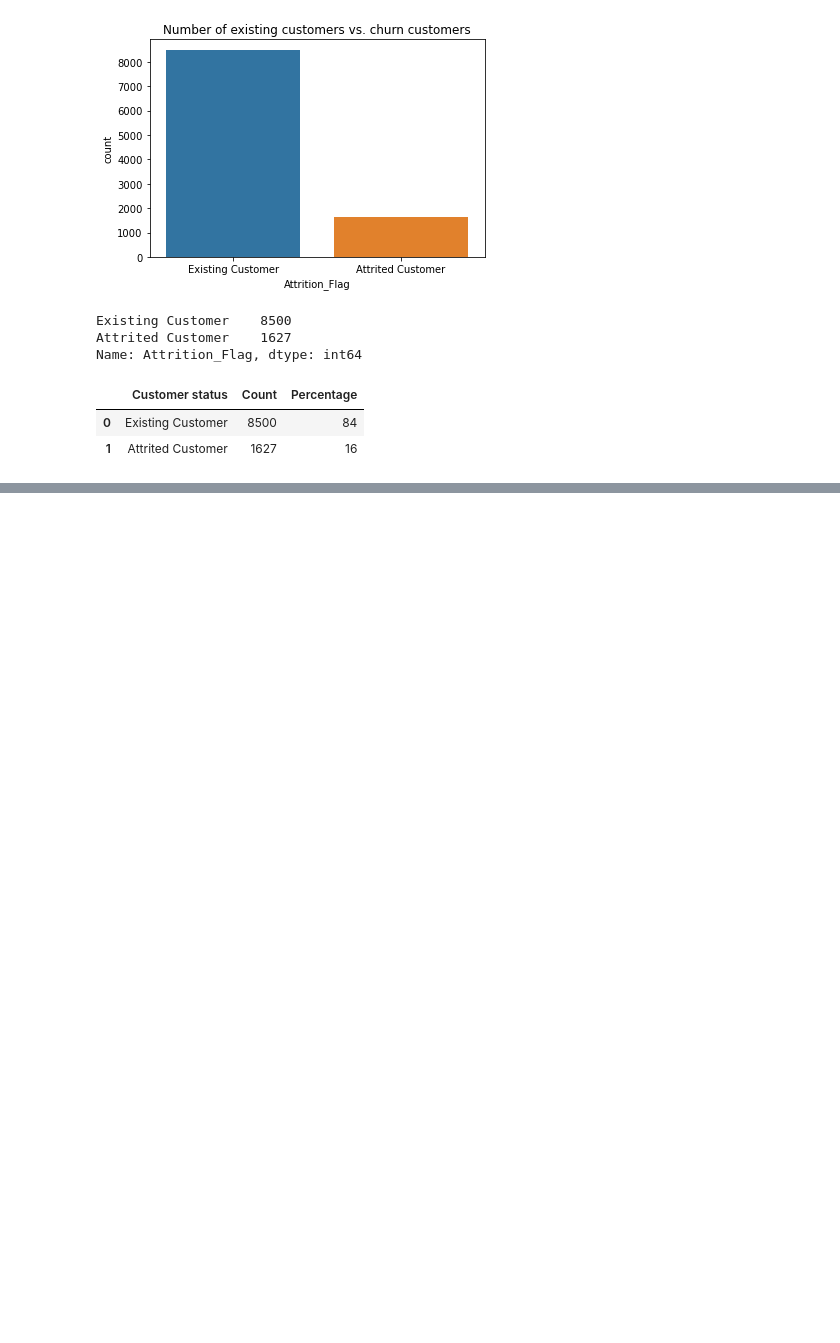
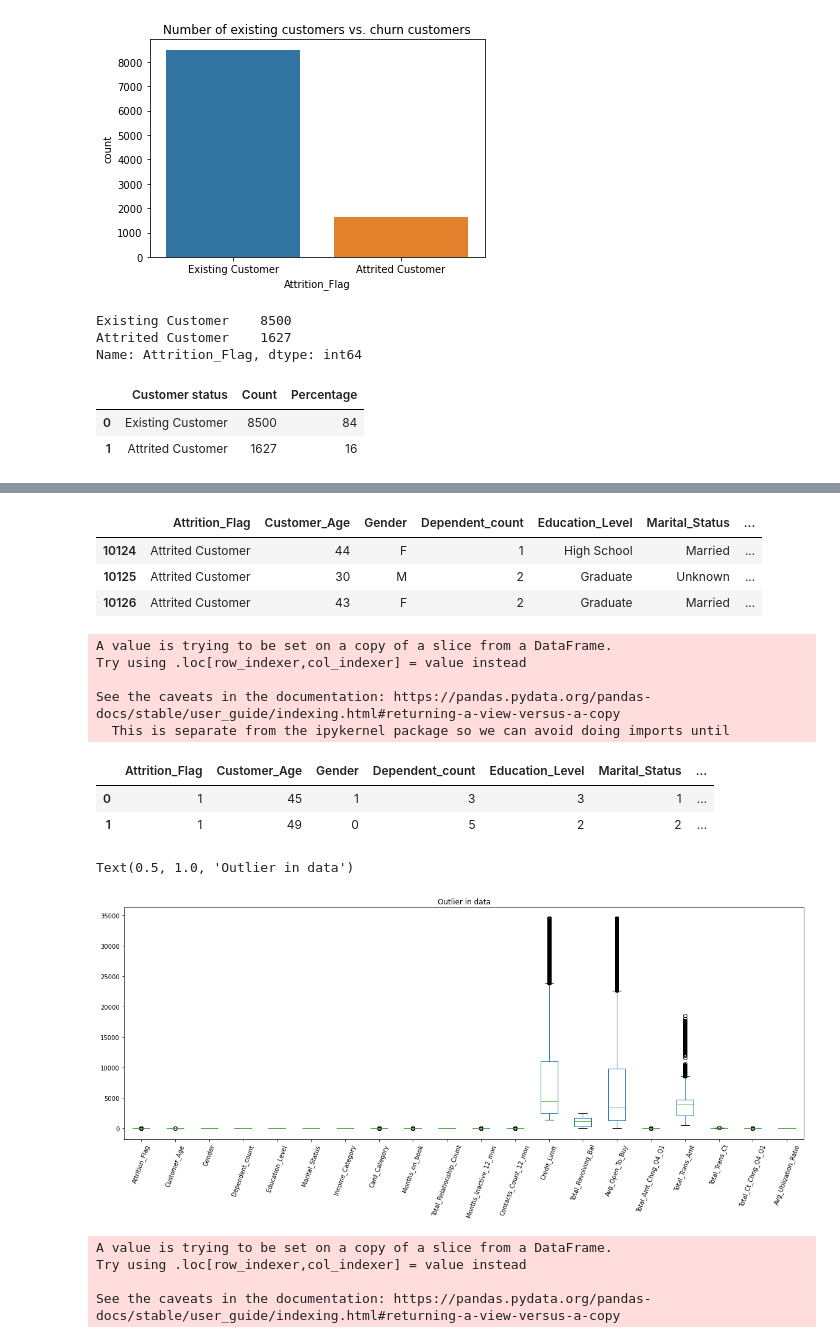
Before and after one commit to Galdina/kaggle, a Jupyter notebook: CCC/credit-card-customers-churn.ipynb, the cells around one changed output, grey strips where cells are left out. Saved outputs shown, nothing was run; the diff lists cells and outputs as text; code cells hidden in the pictures; blank space fills up the shorter version.

Commit message:
credit card churn

```diff
--- a/CCC/credit-card-customers-churn.ipynb
+++ b/CCC/credit-card-customers-churn.ipynb
@@ -194,0 +236,37 @@ IndentationError: unexpected indent (<ipython-input-32-e64ca58b7260>, line 2)
+# %%
+df1 = customers[['Attrition_Flag', 'Customer_Age', 'Gender',
+       'Dependent_count', 'Education_Level', 'Marital_Status',
+       'Income_Category', 'Card_Category', 'Months_on_book',
+       'Total_Relationship_Count', 'Months_Inactive_12_mon',
+       'Contacts_Count_12_mon', 'Credit_Limit', 'Total_Revolving_Bal',
+       'Avg_Open_To_Buy', 'Total_Amt_Chng_Q4_Q1', 'Total_Trans_Amt',
+       'Total_Trans_Ct', 'Total_Ct_Chng_Q4_Q1', 'Avg_Utilization_Ratio']]
+df1.tail(3)
+# %% [output]
+|  | Attrition_Flag | Customer_Age | Gender | Dependent_count | Education_Level | Marital_Status | ... |
+| 10124 | Attrited Customer | 44 | F | 1 | High School | Married | ... |
+| 10125 | Attrited Customer | 30 | M | 2 | Graduate | Unknown | ... |
+| 10126 | Attrited Customer | 43 | F | 2 | Graduate | Married | ... |
+# %%
+for feature in df1.columns:
+    if df1[feature].dtype =='object':
+        df1[feature] = pd.Categorical(df1[feature]).codes
+# %% [output]
+A value is trying to be set on a copy of a slice from a DataFrame.
+Try using .loc[row_indexer,col_indexer] = value instead
+
+See the caveats in the documentation: https://pandas.pydata.org/pandas-docs/stable/user_guide/indexing.html#returning-a-view-versus-a-copy
+  This is separate from the ipykernel package so we can avoid doing imports until
+# %%
+df1.head(2)
+# %% [output]
+|  | Attrition_Flag | Customer_Age | Gender | Dependent_count | Education_Level | Marital_Status | ... |
+| 0 | 1 | 45 | 1 | 3 | 3 | 1 | ... |
+| 1 | 1 | 49 | 0 | 5 | 2 | 2 | ... |
+# %%
+df1.plot(kind='box',figsize=(20,7));
+plt.xticks(rotation=70);
+plt.title('Outlier in data')
+# %% [output]
+Text(0.5, 1.0, 'Outlier in data')
+[figure, added]
@@ -194,0 +286,8 @@ IndentationError: unexpected indent (<ipython-input-32-e64ca58b7260>, line 2)
+# %%
+for i in df1[outlier_list]:
+    df1[i]=treat_outlier(df1[i])
+# %% [output]
+A value is trying to be set on a copy of a slice from a DataFrame.
+Try using .loc[row_indexer,col_indexer] = value instead
+
+See the caveats in the documentation: https://pandas.pydata.org/pandas-docs/stable/user_guide/indexing.html#returning-a-view-versus-a-copy
```
Also changed, not shown: parts of 18 cells of this notebook.
